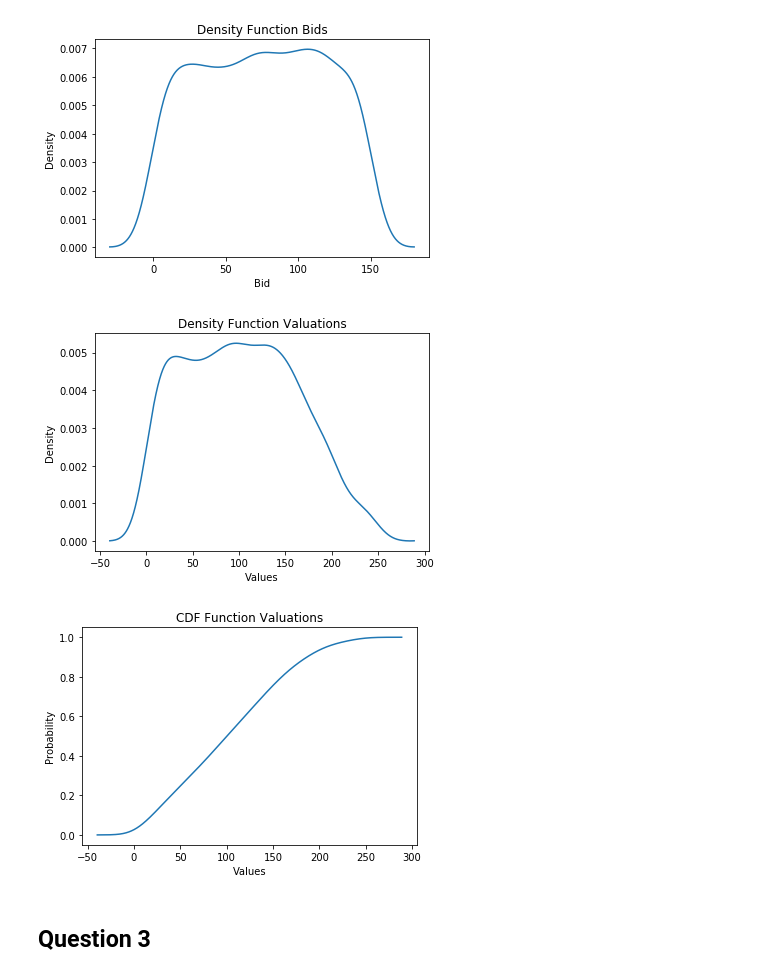
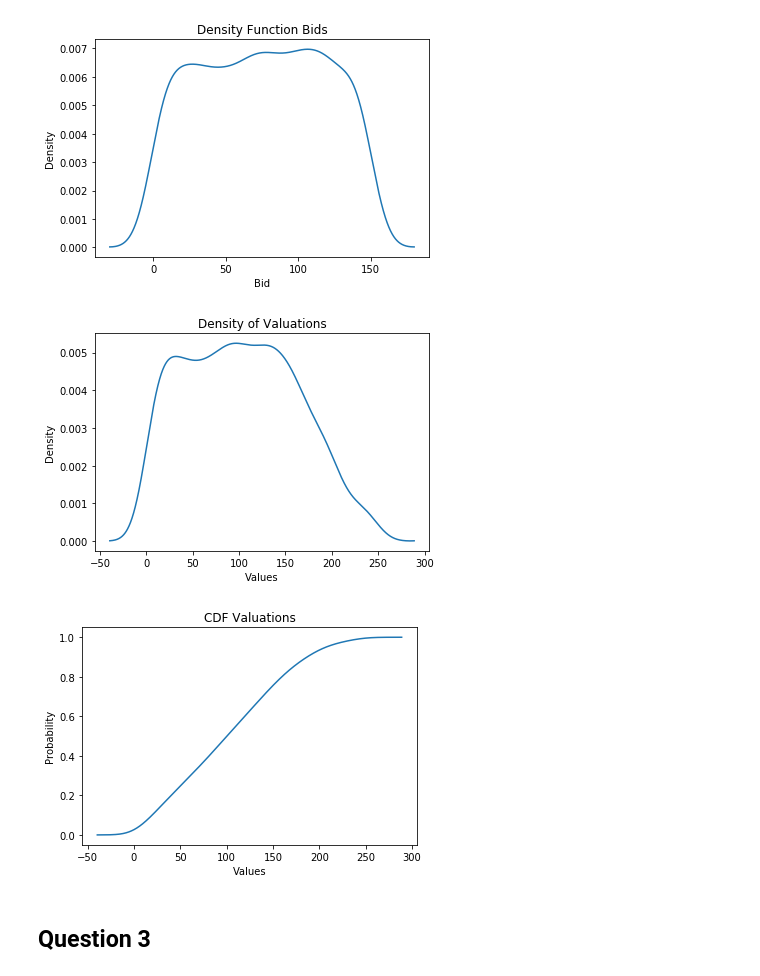
Before and after one commit to ericschulman/struct, a Jupyter notebook: hw5_io/auctions.ipynb, the cells around one changed output. Drawn from its saved outputs; the diff is of its cells as text; code cells hidden in the pictures.

```diff
--- a/hw5_io/auctions.ipynb
+++ b/hw5_io/auctions.ipynb
@@ -98,10 +98,10 @@ for i in range(4):
     kde.fit()
     marginals.append(kde)
 
-    plt.plot(kde.support, kde.density, label='Bidder %s'%(i+1) )
+    plt.plot(kde.support, kde.cdf, label='Bidder %s'%(i+1) )
 
 plt.legend()
 plt.xlabel('Bidder Value')
-plt.ylabel('Density')
+plt.ylabel('Probability')
 plt.show()
 # %% [output]
@@ -190,33 +213,33 @@ plt.show()
 # %%
 def est_values(data):
     """calculate values based on the formula in GPV"""
 
     kde = sm.nonparametric.KDEUnivariate(data)
     kde.fit()
     g = interp1d(kde.support,kde.density)
     G = interp1d(kde.support,kde.cdf)
     return data + G(data)/g(data)/(3.)
 
 
 
 values = est_values(fpa_reshape)
 kde = sm.nonparametric.KDEUnivariate(values)
 kde.fit()
 
 plt.plot(kde.support, kde.density)
-plt.title('Density Function Valuations')
+plt.title('Density of Valuations')
 plt.xlabel('Values')
 plt.ylabel('Density')
 plt.show()
 
 plt.plot(kde.support, kde.cdf)
-plt.title('CDF Function Valuations')
+plt.title('CDF Valuations')
 plt.xlabel('Values')
 plt.ylabel('Probability')
 plt.show()
 # %% [output]
-[figure, old version]
+[figure, new version]
-[figure, old version]
+[figure, new version]
 # %% [markdown]
 ## Question 3
 # %%
```
Also changed, not shown: parts of 6 cells of this notebook.
